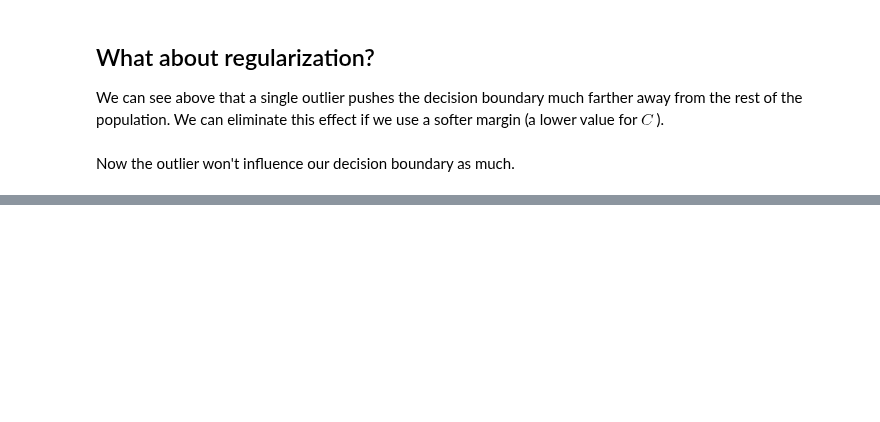
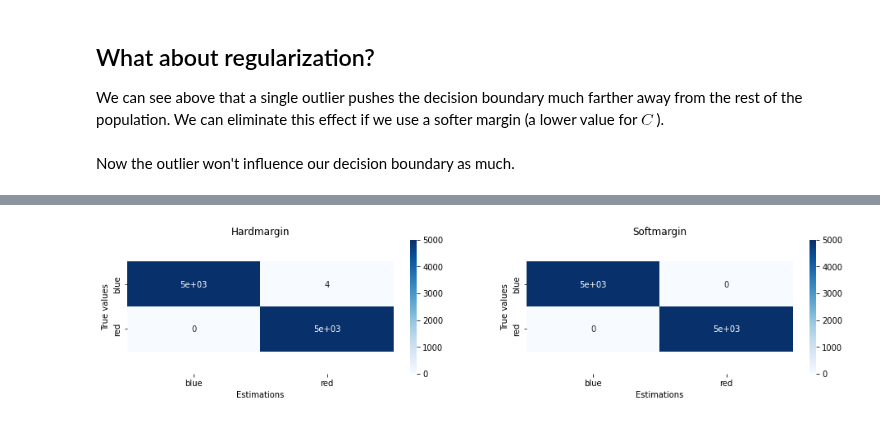
Before and after one commit to yexf308/MachineLearning, a Jupyter notebook: 9_SVM1.ipynb, the cells around one changed output, grey strips where cells are left out. Saved outputs shown, nothing was run; the diff lists cells and outputs as text; code cells hidden in the pictures; blank space fills up the shorter version.

```diff
--- a/9_SVM1.ipynb
+++ b/9_SVM1.ipynb
@@ -301,0 +306,34 @@ Number of support vectors = 5
+# %%
+# validation
+X_test, y_test = make_blobs(n_samples=10000, centers=2,
+                        n_features=2, random_state=1)
+# We'll also scale the data to be centered at the origin with a unit standard deviation
+scaler = StandardScaler()
+X_test_scaled = scaler.fit_transform(X_test, y_test)
+y_test[y_test == 0] = -1
+# %%
+def plotHeatMap(X, classes, title=None, fmt='.2g', ax=None, xlabel=None, ylabel=None):
+    """ Fix heatmap plot from Seaborn with pyplot 3.1.0, 3.1.1
+        https://stackoverflow.com/questions/56942670/matplotlib-seaborn-first-and-last-row-cut-in-half-of-heatmap-plot
+    """
+    ax = sns.heatmap(X, xticklabels=classes, yticklabels=classes, annot=True, \
+                     fmt=fmt, cmap=plt.cm.Blues, ax=ax) #notation: "annot" not "annote"
+    bottom, top = ax.get_ylim()
+    ax.set_ylim(bottom + 0.5, top - 0.5)
+    if title:
+        ax.set_title(title)
+    if xlabel:
+        ax.set_xlabel(xlabel)
+    if ylabel:
+        ax.set_ylabel(ylabel)
+
+def plotConfusionMatrix(yTrue, yEst, classes, title=None, fmt='.2g', ax=None):
+    plotHeatMap(metrics.confusion_matrix(yTrue, yEst), classes, title, fmt, ax, xlabel='Estimations', \
+                ylabel='True values');
+# %%
+fig, axes = plt.subplots(1, 2, figsize=(16, 3))
+for model, ax, title in zip([model_outlier, model1_soft], axes, ['Hardmargin', 'Softmargin']):
+    yEst = model.predict(X_test_scaled)
+    plotConfusionMatrix(y_test, yEst, colors, title, ax=ax)
+# %% [output]
+[figure, added]
```
Also changed, not shown: parts of 8 cells of this notebook.
